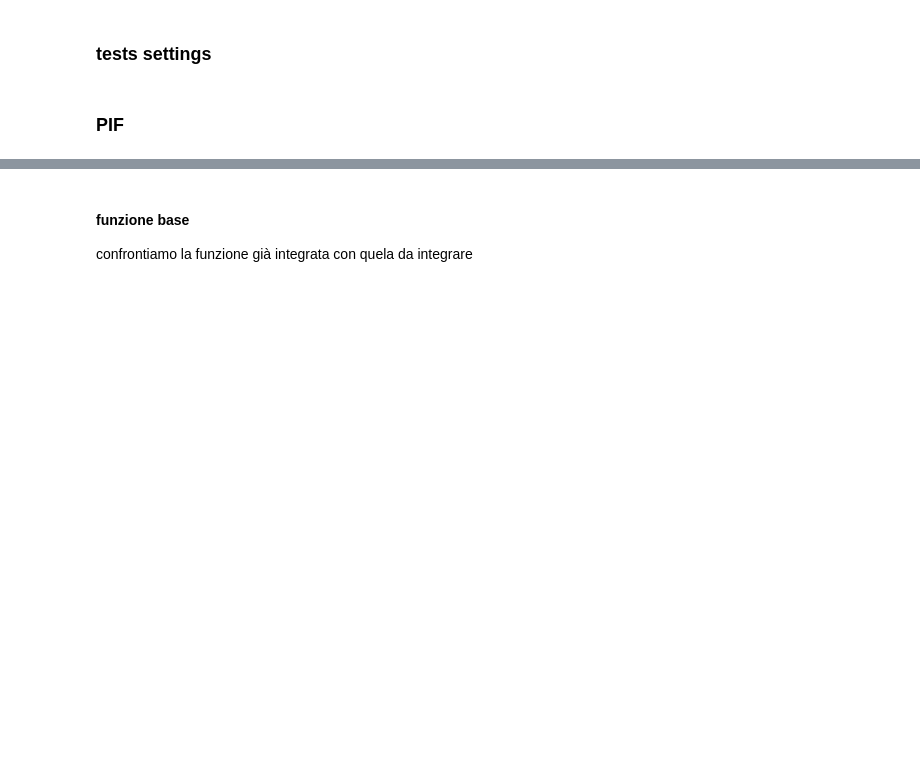
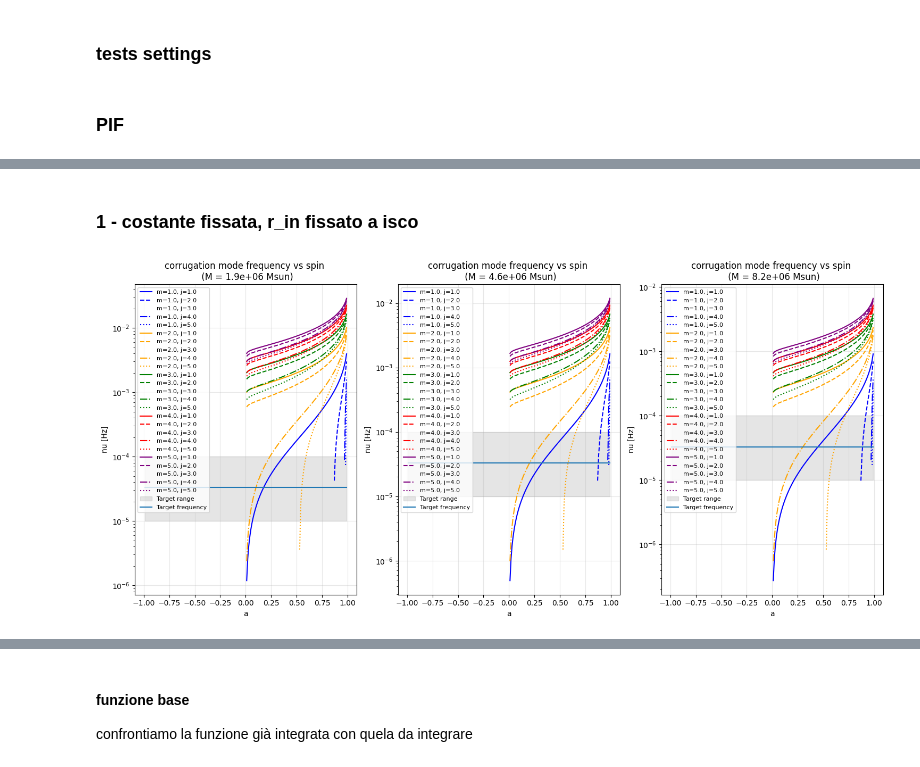
Before and after one commit to mauroghira/iuss_thesis, a Jupyter notebook: test.ipynb, the cells around one changed output, grey strips where cells are left out. Drawn from its saved outputs; the diff is of its cells as text; code cells hidden in the pictures; blank space fills up the shorter version.

```diff
--- a/test.ipynb
+++ b/test.ipynb
@@ -30,0 +129,61 @@ def r_isco(a):
+# %% [markdown]
+### 1 - costante fissata, r_in fissato a isco
+# %%
+params = {
+    "m": (1, 5, 5),
+    "j": (1, 5, 5),
+    "a": (-0.99, 0.99, 199),
+    "M": (10**6, 10**7, 11),
+    "cs": (0.17, 0.3, 1)
+}
+labels = list(params.keys())
+param_vectors, mesh_arrays = create_param_grid(params)
+
+m, j, A, M, cs = mesh_arrays
+
+RIN = r_isco(A)
+# %%
+freq = c_frq(m, j, A, RIN, M, cs)
+# %%
+fig, axes = plt.subplots(1, 3, figsize=(15, 7))
+axes = axes.flatten()
+
+M_idx = [1, 4, 8]
+a_vals = A[0,0,:,0,0]
+
+stiles = ['-', '--', '', '-.', ':']
+colors = ["blue", "orange", "green", "red", "purple"]
+
+# Loop over zeta values
+for i, iM in enumerate(M_idx):
+    for im, mm in enumerate(m):
+        for ij, jj in enumerate(j):
+            freq_vals = freq[im, ij, :, iM, 0]    # vector shape (No,)
+
+            # plot only valid positive frequencies
+            mask = np.isfinite(freq_vals) & (freq_vals > 0)
+
+            jj = j[im, ij, 0, iM, 0]
+            mm = m[im, ij, 0, iM, 0]
+
+            label = f"m={mm}, j={jj}"
+            axes[i].plot(a_vals[mask], freq_vals[mask], label=label,
+                         linestyle=stiles[ij % len(stiles)],
+                         color=colors[im % len(colors)])
+
+    # Target frequency band
+    axes[i].fill_between(a_vals, TARGET_MIN, TARGET_MAX, color='gray', alpha=0.2,
+                    label="Target range")
+    axes[i].plot(a_vals, np.ones_like(a_vals)*NU0, label="Target frequency")
+
+    axes[i].set_title(f"corrugation mode frequency vs spin \n (M = {M[0,0,0,iM,0]:.1e} Msun)")
+    axes[i].set_xlabel("a")
+    axes[i].set_ylabel("nu [Hz]")
+    axes[i].set_yscale("log")
+    axes[i].grid(True, alpha=0.3)
+    axes[i].legend(fontsize=8)
+
+plt.tight_layout()
+plt.show()
+# %% [output]
+[figure, added]
```
Also changed, not shown: parts of 12 cells of this notebook, 7 other files.
